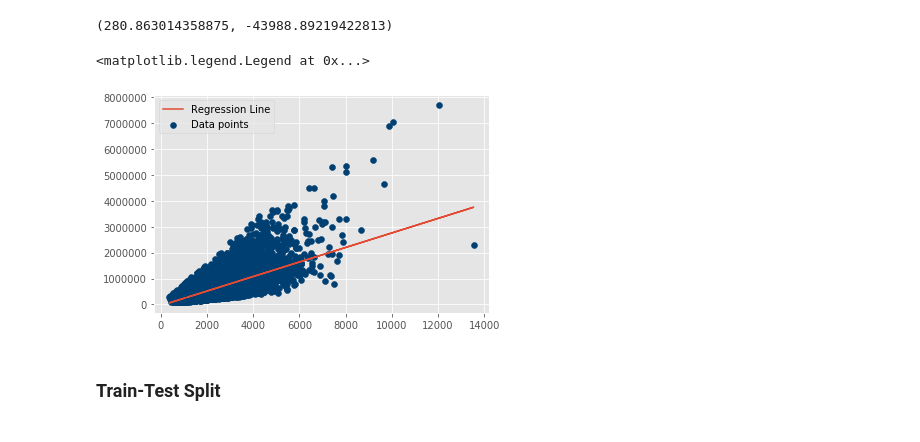
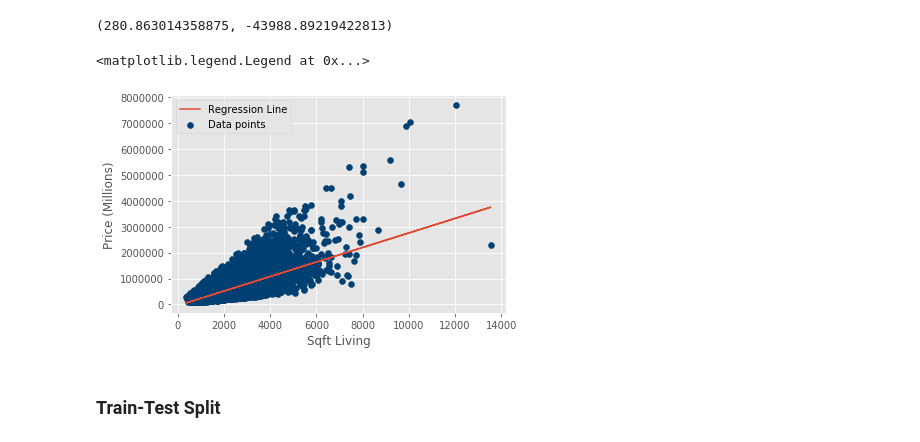
Before and after one commit to zhyde23/KC_Housing_Project, a Jupyter notebook: KC Housing Project-Final Submission.ipynb, the cells around one changed output. Saved outputs shown, nothing was run; the diff lists cells and outputs as text; code cells hidden in the pictures.

```diff
--- a/KC Housing Project-Final Submission.ipynb
+++ b/KC Housing Project-Final Submission.ipynb
@@ -229,10 +239,12 @@ regression_line = reg_line(m, c, X)
 # %%
 plt.scatter(X, y, color='#003F72', label= 'Data points')
 plt.plot(X, regression_line, label= 'Regression Line')
+plt.xlabel('Sqft Living')
+plt.ylabel('Price (Millions)')
 plt.legend()
 # %% [output]
 <matplotlib.legend.Legend at 0x...>
-[figure, old version]
+[figure, new version]
 # %% [markdown]
 ### Train-Test Split
 # %%
```
Also changed, not shown: parts of 29 cells of this notebook, 1 other file.
